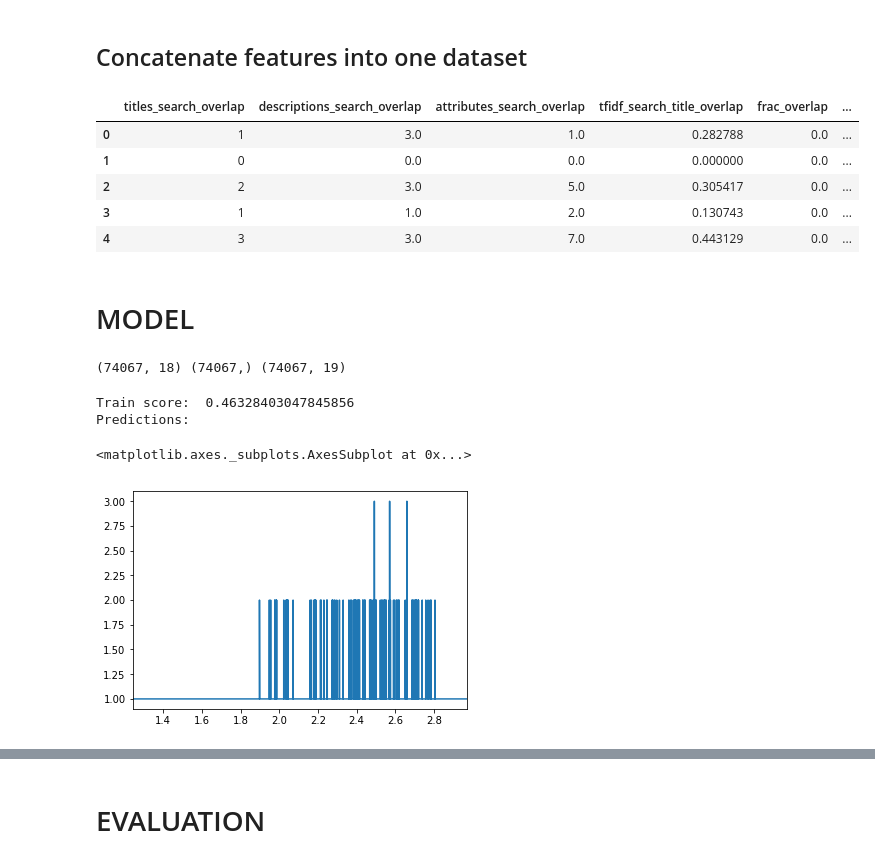
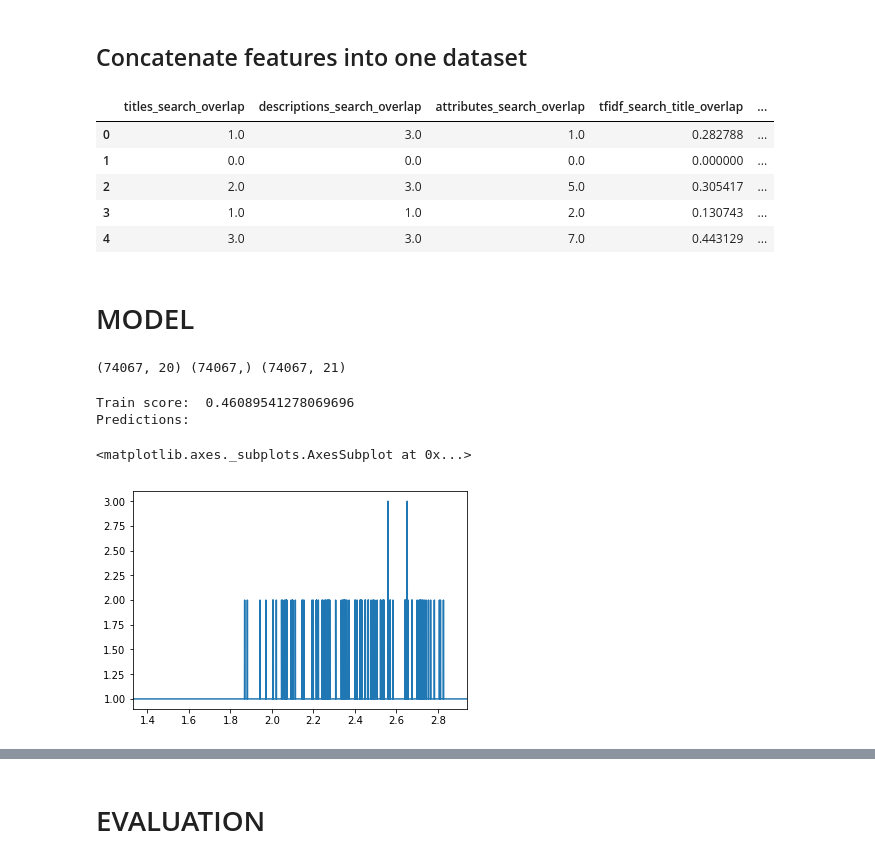
Before and after one commit to zeyger/home-depot, a Jupyter notebook: notebooks/home-depot.ipynb, the cells around one changed output, grey strips where cells are left out. Cells and saved outputs as stored; diff of their text form; code cells hidden in the pictures.

```diff
--- a/notebooks/home-depot.ipynb
+++ b/notebooks/home-depot.ipynb
@@ -1089,8 +1089,10 @@ tfidf        = TfidfVectorizer(max_features=50000)
 tfidf.fit(pd.concat(all_text))
 tfidf_search = tfidf.transform(joined_train['search_term'])
 tfidf_title  = tfidf.transform(joined_train['title'])
-#tfidf_attributes = tfidf.transform(joined_train['attributes'])
-#tfidf_title  = tfidf.transform(joined_train['description'])
+tfidf_attributes = tfidf.transform(joined_train['attributes'])
+tfidf_description  = tfidf.transform(joined_train['description'])
 # %%
 tfidf_search_title_overlap = tfidf_title.multiply(tfidf_search).sum(axis=1)
+tfidf_attributes_title_overlap = tfidf_attributes.multiply(tfidf_search).sum(axis=1)
+tfidf_description_title_overlap = tfidf_description.multiply(tfidf_search).sum(axis=1)
 # %%
@@ -1105,6 +1107,8 @@ dataset = pd.DataFrame(np.concatenate(
                        descriptions_search_overlap,
                        attributes_search_overlap,
                        tfidf_search_title_overlap,
+                       tfidf_attributes_title_overlap,
+                       tfidf_description_title_overlap,
                        frac_overlap.values.reshape((-1, 1)),
                        dim_overlap.values.reshape((-1, 1)),
                        joined_train['lcs'].values.reshape((-1, 1)),
@@ -1116,40 +1120,42 @@ dataset = pd.DataFrame(np.concatenate(
                        joined_train['search_len'].values.reshape((-1, 1)),
                        joined_train['description_len'].values.reshape((-1, 1)),
                        joined_train['brand_len'].values.reshape((-1, 1)),
                        joined_train['brand_popularity'].values.reshape((-1, 1)),
                        joined_train['brand_match'].values.reshape((-1, 1)),
                        joined_train['color_match'].values.reshape((-1, 1)),
                        joined_train['relevance'].values.reshape((-1, 1))],
                        axis=1))
 
-dataset[0] = dataset[0].astype(int)
+#dataset[0] = dataset[0].astype(int)
 dataset.columns = ['titles_search_overlap',
                    'descriptions_search_overlap',
                    'attributes_search_overlap',
                    'tfidf_search_title_overlap',
+                   'tfidf_attributes_title_overlap',
+                   'tfidf_description_title_overlap',
                    'frac_overlap',
                    'dim_overlap',
                    'lcs',
                    'edit_dist',
                    'jacc_dist',
                    'popularity',
                    'title_len',
                    'title_search_proportion',
                    'search_len',
                    'description_len',
                    'brand_len',
                    'brand_popularity',
                    'brand_match',
                    'color_match',
                    'relevance']
 dataset.head()
 # %% [output]
-|  | titles_search_overlap | descriptions_search_overlap | attributes_search_overlap | tfidf_search_title_overlap | frac_overlap | ... |
-| 0 | 1 | 3.0 | 1.0 | 0.282788 | 0.0 | ... |
-| 1 | 0 | 0.0 | 0.0 | 0.000000 | 0.0 | ... |
-| 2 | 2 | 3.0 | 5.0 | 0.305417 | 0.0 | ... |
-| 3 | 1 | 1.0 | 2.0 | 0.130743 | 0.0 | ... |
-| 4 | 3 | 3.0 | 7.0 | 0.443129 | 0.0 | ... |
+|  | titles_search_overlap | descriptions_search_overlap | attributes_search_overlap | tfidf_search_title_overlap | ... |
+| 0 | 1.0 | 3.0 | 1.0 | 0.282788 | ... |
+| 1 | 0.0 | 0.0 | 0.0 | 0.000000 | ... |
+| 2 | 2.0 | 3.0 | 5.0 | 0.305417 | ... |
+| 3 | 1.0 | 1.0 | 2.0 | 0.130743 | ... |
+| 4 | 3.0 | 3.0 | 7.0 | 0.443129 | ... |
 # %% [markdown]
 # MODEL
 # %%
@@ -1179,13 +1185,13 @@ y_preds[y_preds>3] = 3
 values = pd.Series(y_preds.reshape((-1))).value_counts()
 print('Predictions:')
 values.sort_index().plot(kind='line')
-#0.465791042055292
+#0.46328403047845856
 # %% [output]
-(74067, 18) (74067,) (74067, 19)
+(74067, 20) (74067,) (74067, 21)
-Train score:  0.46328403047845856
+Train score:  0.46089541278069696
 Predictions:
 <matplotlib.axes._subplots.AxesSubplot at 0x...>
-[figure, old version]
+[figure, new version]
 # %%
 #plot learning curves
 results = model.evals_result()
```
Also changed, not shown: parts of 4 cells of this notebook.
